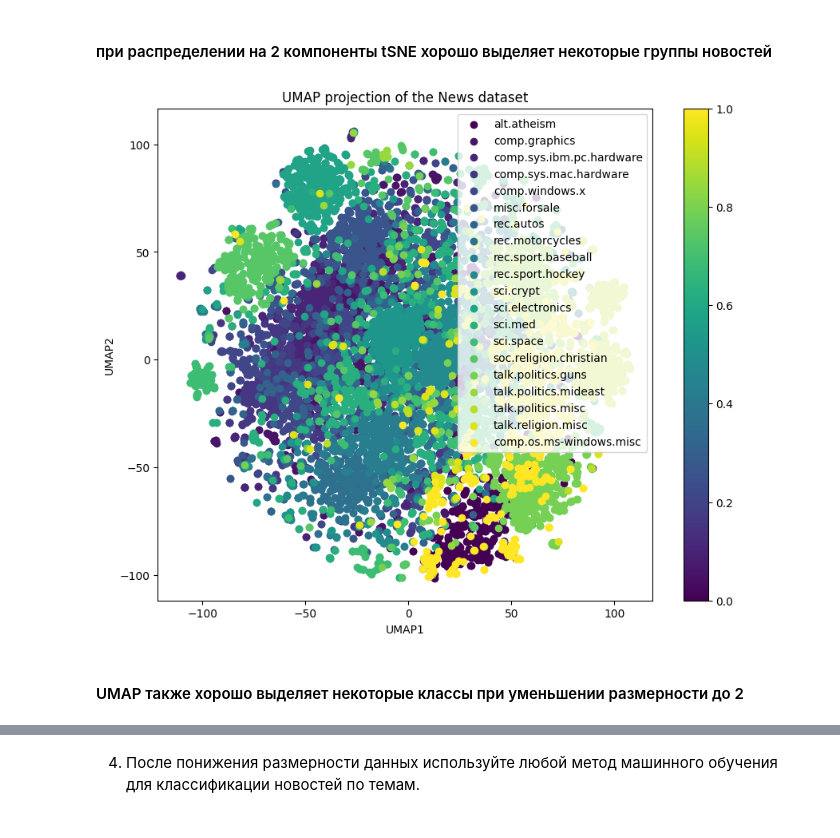
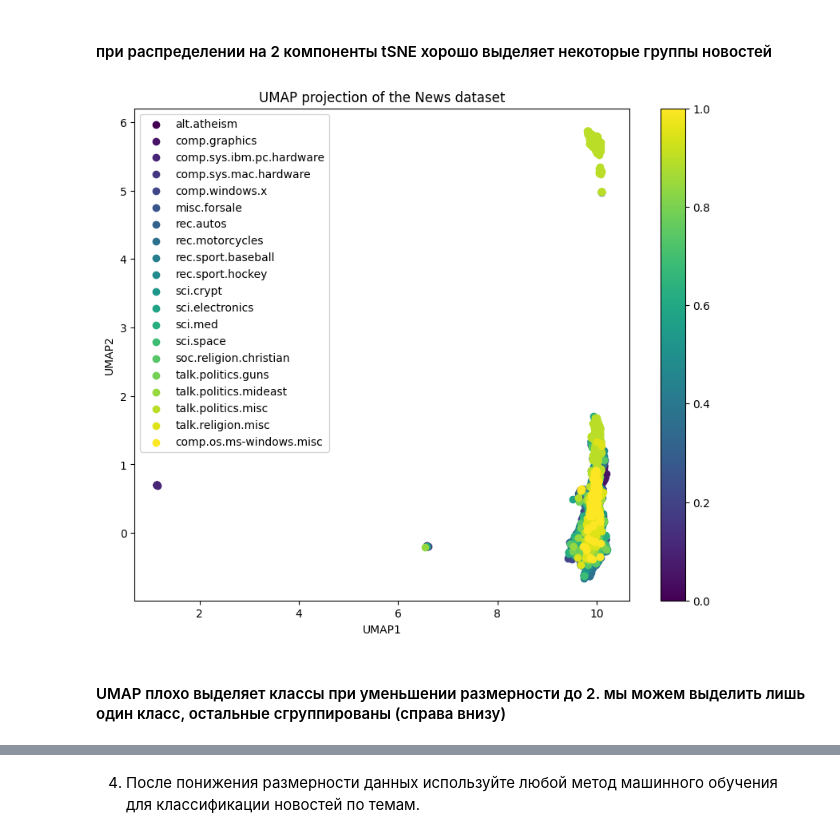
Before and after one commit to Rusttm/DSprojects, a Jupyter notebook: EDA/lesson9/seminar9_DZ.ipynb, the cells around one changed output, grey strips where cells are left out. Cells and saved outputs as stored; diff of their text form; code cells hidden in the pictures.

```diff
--- a/EDA/lesson9/seminar9_DZ.ipynb
+++ b/EDA/lesson9/seminar9_DZ.ipynb
@@ -214,23 +214,23 @@ plt.show()
 # %%
 # уменьшение размерности с помощью UMAP
 from umap import UMAP
 umap = UMAP(n_components=n_components)
 X_train_umap = umap.fit_transform(X_train)
 X_test_umap = umap.transform(X_test)
 # umap.plot.points(X_umap, labels=df['labels'])
 # Визуализация
 plt.figure(figsize=(10, 8))
 for cat, color in color_dict.items():
     idx = [ c == cat for c in y_train_cat]
-    plt.scatter(X_train_tsne[idx, 0], X_train_tsne[idx, 1], c=[color], label=cat)
+    plt.scatter(X_train_umap[idx, 0], X_train_umap[idx, 1], c=[color], label=cat)
 # plt.scatter(X_train_umap[:, 0], X_umap[:, 1], c=df['label'], cmap='viridis', s=5)
 plt.colorbar()
 plt.title('UMAP projection of the News dataset')
 plt.xlabel('UMAP1')
 plt.ylabel('UMAP2')
 plt.legend()
 plt.show()
 # %% [output]
-[figure, old version]
+[figure, new version]
 # %% [markdown]
-#### UMAP также хорошо выделяет некоторые классы при уменьшении размерности до 2
+#### UMAP плохо выделяет классы при уменьшении размерности до 2. мы можем выделить лишь один класс, остальные сгруппированы (справа внизу)
```
Also changed, not shown: parts of 11 cells of this notebook.
